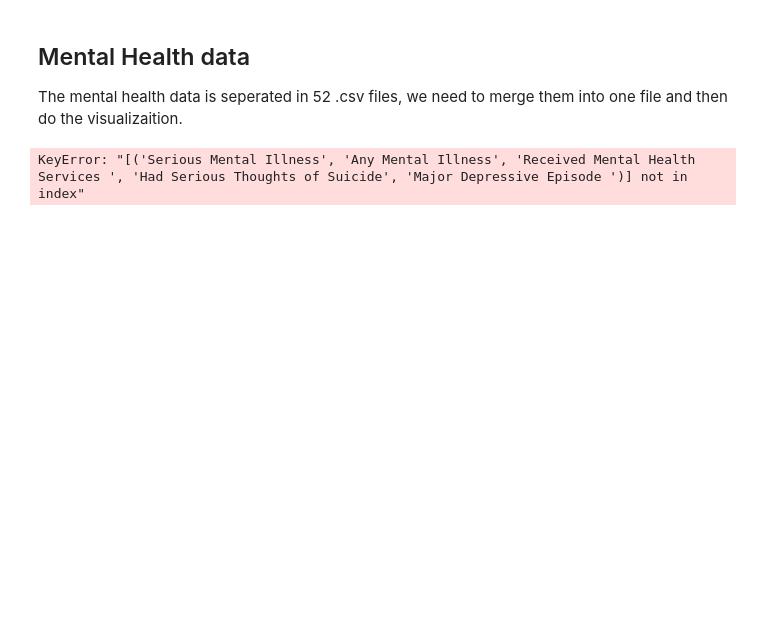
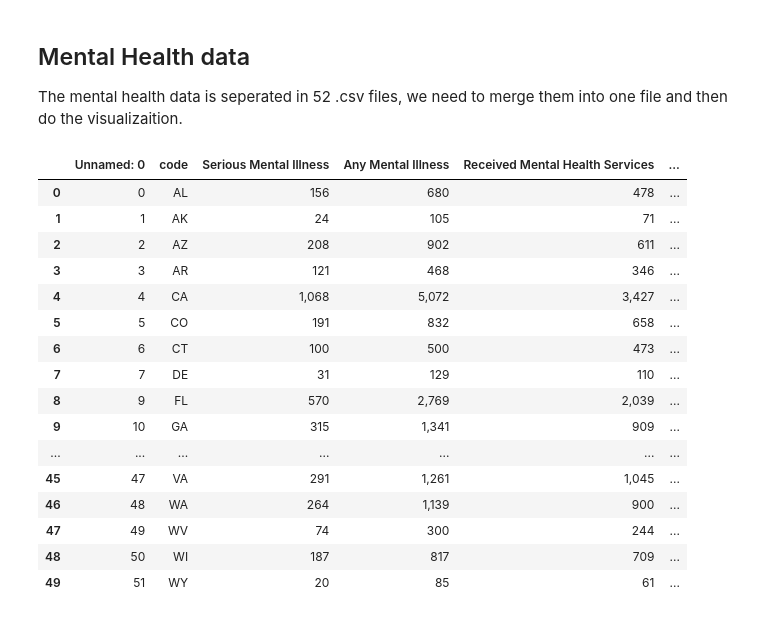
Before and after one commit to KennySitu/Team_Two_But_-1_In_Standings, a Jupyter notebook: Visualization/Visualization.ipynb, the cells around one changed output. Cells and saved outputs as stored; diff of their text form; code cells hidden in the pictures; blank space fills up the shorter version.

Commit message:
finish mental health plot

```diff
--- a/Visualization/Visualization.ipynb
+++ b/Visualization/Visualization.ipynb
@@ -157,4 +209,29 @@ The mental health data is seperated in 52 .csv files, we need to merge them into
 # %%
 ### the path of metal health data
 in_path = "../data/mental_health/"
-csv_lst = os.listdir(in_path)
+out_path = '../data/mental_health.csv'
+
+### merge the sub files into one
+merge2one(in_path,out_path)
+
+### read data
+df_mh = pd.read_csv(out_path)
+df_mh
+# %% [output]
+|  | Unnamed: 0 | code | Serious Mental Illness | Any Mental Illness | Received Mental Health Services | ... |
+| 0 | 0 | AL | 156 | 680 | 478 | ... |
+| 1 | 1 | AK | 24 | 105 | 71 | ... |
+| 2 | 2 | AZ | 208 | 902 | 611 | ... |
+| 3 | 3 | AR | 121 | 468 | 346 | ... |
+| 4 | 4 | CA | 1,068 | 5,072 | 3,427 | ... |
+| 5 | 5 | CO | 191 | 832 | 658 | ... |
+| 6 | 6 | CT | 100 | 500 | 473 | ... |
+| 7 | 7 | DE | 31 | 129 | 110 | ... |
+| 8 | 9 | FL | 570 | 2,769 | 2,039 | ... |
+| 9 | 10 | GA | 315 | 1,341 | 909 | ... |
+| ... | ... | ... | ... | ... | ... | ... |
+| 45 | 47 | VA | 291 | 1,261 | 1,045 | ... |
+| 46 | 48 | WA | 264 | 1,139 | 900 | ... |
+| 47 | 49 | WV | 74 | 300 | 244 | ... |
+| 48 | 50 | WI | 187 | 817 | 709 | ... |
+| 49 | 51 | WY | 20 | 85 | 61 | ... |
@@ -190,11 +237,0 @@ df.to_csv('mental_health.csv')
-# %%
-
-
-locale.setlocale(locale.LC_NUMERIC, '')
-
-df1 = df[[i for i in df][1:-1]].applymap(atof)
-df2 = df[[[i for i in df][0]]]
-df3 = df[[[i for i in df][-1]]]
-df = pd.concat([df1,df2,df3])
-# %% [output]
-KeyError: "[('Serious Mental Illness', 'Any Mental Illness', 'Received Mental Health Services ', 'Had Serious Thoughts of Suicide', 'Major Depressive Episode ')] not in index"
```
Also changed, not shown: parts of 11 cells of this notebook, 54 other files.
